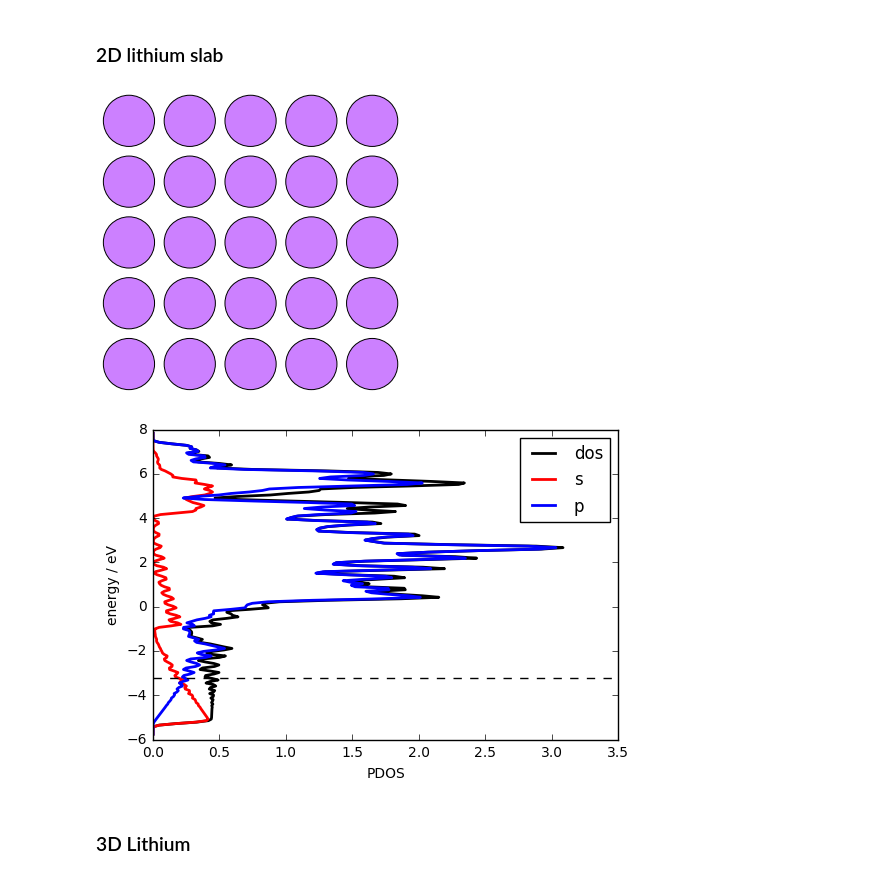
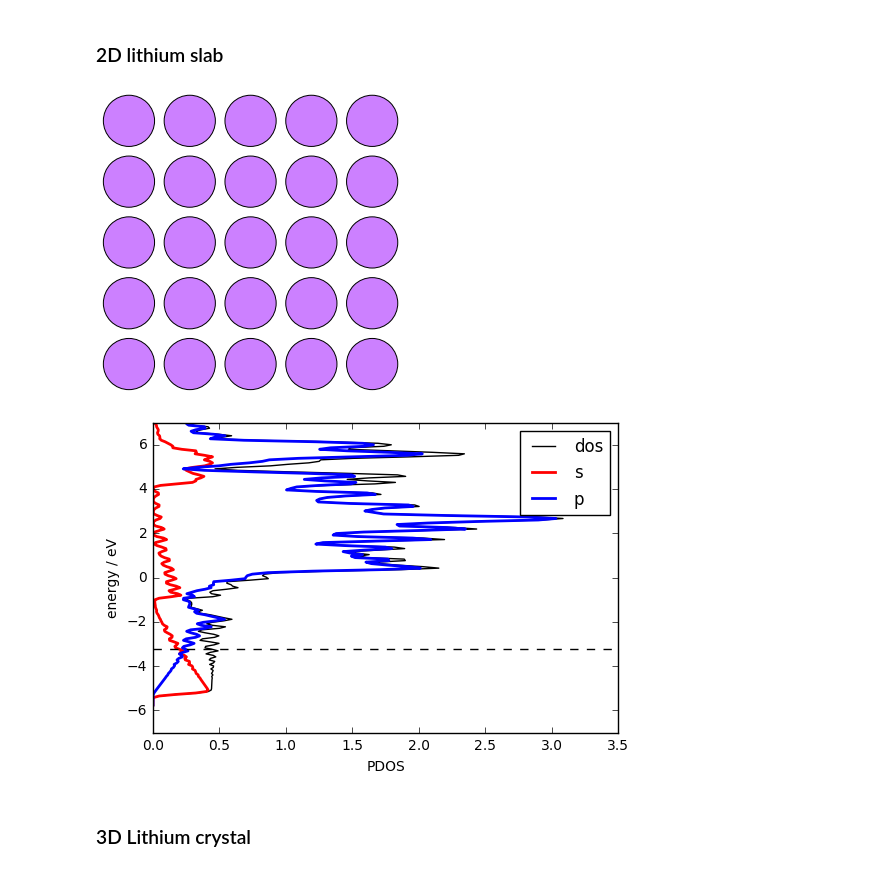
Before and after one commit to vilab-tartu/LOKT.02.048, a Jupyter notebook: week3/Li.ipynb, the cells around one changed output. Drawn from its saved outputs; the diff is of its cells as text; code cells hidden in the pictures.

```diff
--- a/week3/Li.ipynb
+++ b/week3/Li.ipynb
@@ -188,39 +185,38 @@ calcLi2 = GPAW(xc='LDA',
 
 Li2.set_calculator(calcLi2)
 eLi2 = Li2.get_potential_energy()
 
 #get the Fermi energy
 try:
     efLi2 = calcLi2.get_fermi_level()
 except ValueError:
     efLi2 = 0
 energyLi2, dosLi2 = calcLi2.get_orbital_ldos(0, spin=0, angular='sp', width=0.1)
 
 enLi2 = energyLi2
 
 Spdos_Li2 = [0] * len(dosLi2)
 Ppdos_Li2 = [0] * len(dosLi2)
 temp = calcLi2.get_orbital_ldos(0, spin=0, angular='s', width=0.1)[1]
 Spdos_Li2 = list(np.array(Spdos_Li2) + np.array(temp))
 temp = calcLi2.get_orbital_ldos(0, spin=0, angular='p', width=0.1)[1]
 Ppdos_Li2 = list(np.array(Ppdos_Li2) + np.array(temp))
 
-plt.plot(dosLi2, enLi2, 'k:', linewidth = 1.0, label='dos')
+plt.plot(dosLi2, enLi2, 'k-', linewidth = 1.0, label='dos')
 plt.plot(Spdos_Li2, enLi2, 'r-', linewidth = 2.0, label = 's')
 plt.plot(Ppdos_Li2, enLi2, 'b-',linewidth = 2.0, label = 'p')
 plt.axhline(y=efLi2, color='k', linestyle='--')
 
-#plt.xlim(-5,5)
-#plt.ylim(0,10)
+plt.ylim(-7,7)
 plt.xlabel('PDOS')
 plt.ylabel('energy / eV')
 plt.legend(loc='best')
 plt.show()
 # %% [output]
 [figure]
-[figure, old version]
+[figure, new version]
 # %% [markdown]
-### 3D Lithium
+### 3D Lithium crystal
 # %%
 Li3 = bulk("Li", "bcc", a=3.51, cubic=True)
 #Li *= (2, 2, 2)
```
Also changed, not shown: parts of 5 cells of this notebook.
